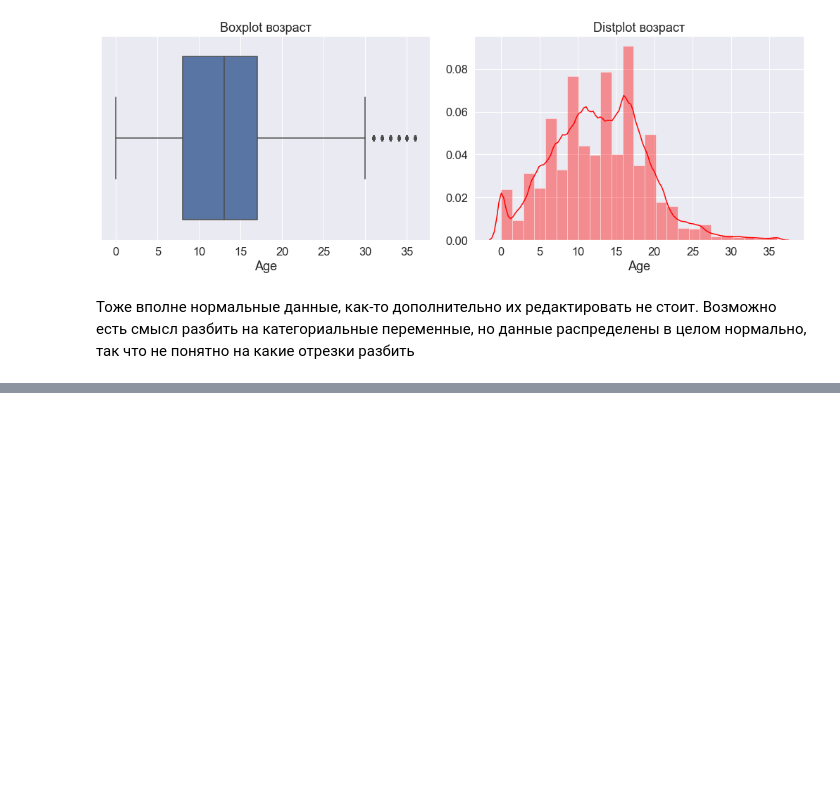
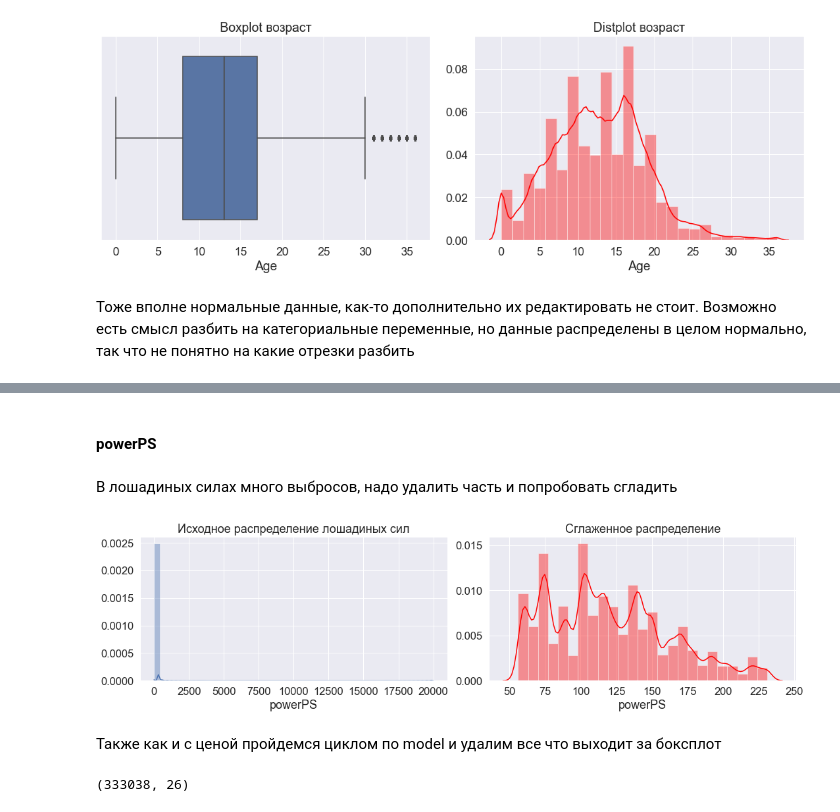
Before and after one commit to MaksimKrug/HSEIntroToML, a Jupyter notebook: EDA.ipynb, the cells around one changed output, grey strips where cells are left out. Cells and saved outputs as stored; diff of their text form; code cells hidden in the pictures; blank space fills up the shorter version.

```diff
--- a/EDA.ipynb
+++ b/EDA.ipynb
@@ -776,0 +809,25 @@ array([[1.        , 0.15901463],
+# %% [markdown]
+#### powerPS
+# %% [markdown]
+В лошадиных силах много выбросов, надо удалить часть и попробовать сгладить
+# %%
+fig, ax = plt.subplots(1,2, figsize=(15,4))
+fig.tight_layout()
+
+sns.distplot(df['powerPS'], ax = ax[0])
+sns.distplot(df.loc[(df['powerPS'] > df['powerPS'].quantile(0.05))
+                    &(df['powerPS'] < df['powerPS'].quantile(0.95)), 'powerPS'],
+             ax = ax[1], bins=25, color='red')
+ax[0].set_title('Исходное распределение лошадиных сил')
+ax[1].set_title('Сглаженное распределение')
+pass
+# %% [output]
+[figure, added]
+# %% [markdown]
+Также как и с ценой пройдемся циклом по model и удалим все что выходит за боксплот
+# %%
+# Скорее всего лошадиных сил не может быть меньше 50
+df = df.loc[df['powerPS'] >= 50]
+df.shape
+# %% [output]
+(333038, 26)
```
Also changed, not shown: parts of 51 cells of this notebook, 1 other file.
